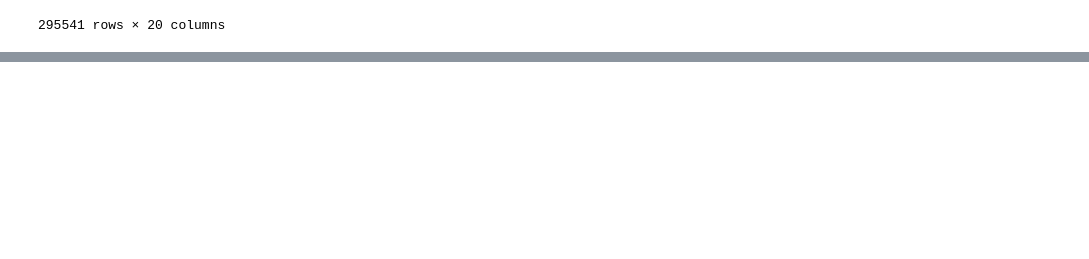
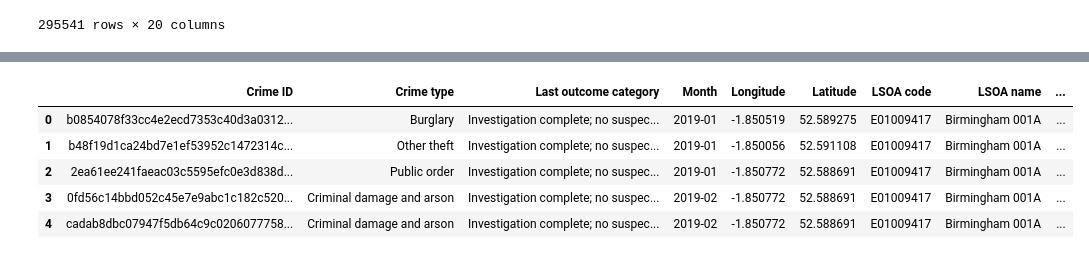
Before and after one commit to Garywtne/Group4_Project1_repo, a Jupyter notebook: data/Crime_Data_West_Midlands/2019_test.ipynb, the cells around one changed output, grey strips where cells are left out. Saved outputs shown, nothing was run; the diff lists cells and outputs as text; code cells hidden in the pictures; blank space fills up the shorter version.

```diff
--- a/data/Crime_Data_West_Midlands/2019_test.ipynb
+++ b/data/Crime_Data_West_Midlands/2019_test.ipynb
@@ -116,0 +146,3 @@ Name: Local Authority District name (2019)_x, Length: 296032, dtype: bool
+# %%
+df2 = df1.rename(columns={' Total population1':'Population'})
+df2.head()
@@ -116,0 +156,6 @@ Name: Local Authority District name (2019)_x, Length: 296032, dtype: bool
+# %%
+df2 = df2.rename(columns={'Local Authority District code (2019)':'District code (2019)'})
+df2 = df2.rename(columns={'Local Authority District name (2019)_x':'District name (2019)'})
+df2 = df2.rename(columns={'Index of Multiple Deprivation (IMD) Decile (where 1 is most deprived 10% of LSOAs)':'Index of Multiple Deprivation (IMD)'})
+df2 = df2.rename(columns={'RUC11':'Description'})
+df2.head()
@@ -116,0 +178,2 @@ Name: Local Authority District name (2019)_x, Length: 296032, dtype: bool
+# %%
+df2 = df2.rename(columns={'Income deprivation- Average score':'Income deprivation'})
@@ -116,0 +189,27 @@ Name: Local Authority District name (2019)_x, Length: 296032, dtype: bool
+# %%
+columns = [
+    "Crime ID",
+    "Crime type",
+    "Last outcome category",
+    "Month",
+    "Longitude",
+    "Latitude",
+    "LSOA code",
+    "LSOA name",
+    "District code (2019)",
+    "District name (2019)",
+    "Description",
+    "Population",
+]
+# %%
+# birmingham = df2.loc[df2['District name (2019)'] == 'Birmingham'| (df2["District name (2019)"] == "Coventry") | (df2["District name (2019)"] == "Solihull")| (df2["District name (2019)"] == "Sandwell")| (df2["District name (2019)"] == "Dudley") | (df2["District name (2019)"] == "Walsall")| (df1["District name (2019)"] == "Wolverhampton"), columns]
+
+birmingham = df2.loc[df2['District name (2019)'] == 'Birmingham', columns]
+birmingham.head()
+# %% [output]
+|  | Crime ID | Crime type | Last outcome category | Month | Longitude | Latitude | LSOA code | LSOA name | ... |
+| 0 | b0854078f33cc4e2ecd7353c40d3a0312... | Burglary | Investigation complete; no suspec... | 2019-01 | -1.850519 | 52.589275 | E01009417 | Birmingham 001A | ... |
+| 1 | b48f19d1ca24bd7e1ef53952c1472314c... | Other theft | Investigation complete; no suspec... | 2019-01 | -1.850056 | 52.591108 | E01009417 | Birmingham 001A | ... |
+| 2 | 2ea61ee241faeac03c5595efc0e3d838d... | Public order | Investigation complete; no suspec... | 2019-01 | -1.850772 | 52.588691 | E01009417 | Birmingham 001A | ... |
+| 3 | 0fd56c14bbd052c45e7e9abc1c182c520... | Criminal damage and arson | Investigation complete; no suspec... | 2019-02 | -1.850772 | 52.588691 | E01009417 | Birmingham 001A | ... |
+| 4 | cadab8dbc07947f5db64c9c0206077758... | Criminal damage and arson | Investigation complete; no suspec... | 2019-02 | -1.850772 | 52.588691 | E01009417 | Birmingham 001A | ... |
```
Also changed, not shown: parts of 11 cells of this notebook, 2 other files.
